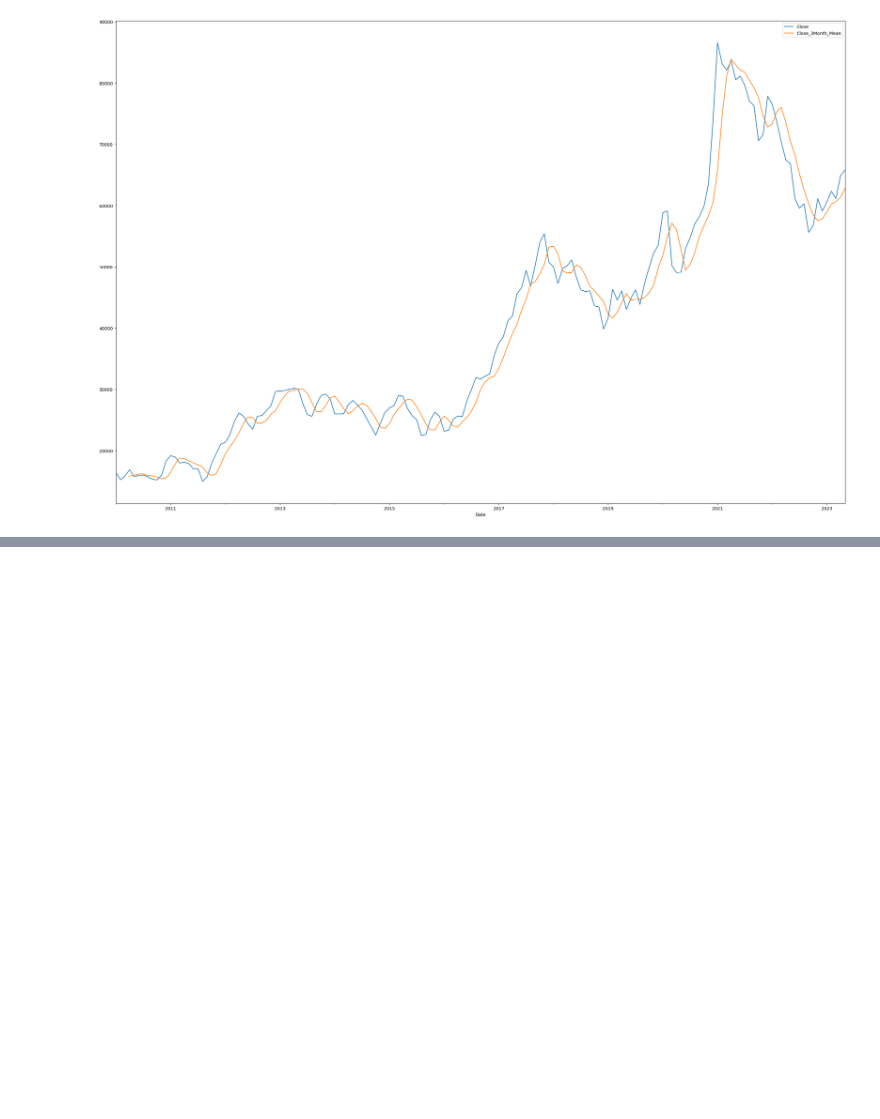
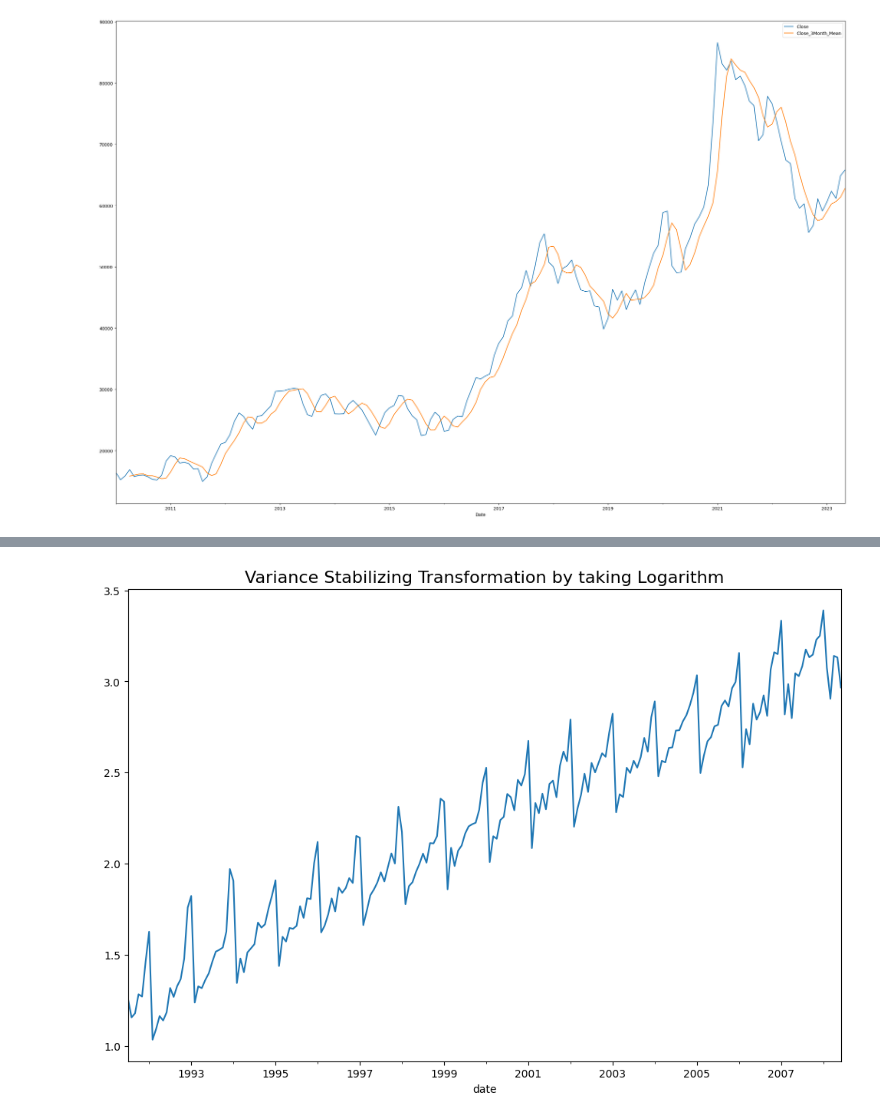
Before and after one commit to sejinhwang97ko/ubion_ml, a Jupyter notebook: time.ipynb, the cells around one changed output, grey strips where cells are left out. Cells and saved outputs as stored; diff of their text form; code cells hidden in the pictures; blank space fills up the shorter version.

```diff
--- a/time.ipynb
+++ b/time.ipynb
@@ -162,0 +187,3 @@ df_apple_monthly[['Close', 'Close_3Month_Mean']].plot(figsize=(30,20))
+# %%
+df_vst = np.log(df.value)
+df_vst.head()
@@ -162,0 +198,6 @@ df_apple_monthly[['Close', 'Close_3Month_Mean']].plot(figsize=(30,20))
+# %%
+df_vst.plot(figsize=[12,8])
+plt.title('Variance Stabilizing Transformation by taking Logarithm', fontsize=16)
+plt.show()
+# %% [output]
+[figure, added]
```
Also changed, not shown: parts of 7 cells of this notebook, 2 other files.
